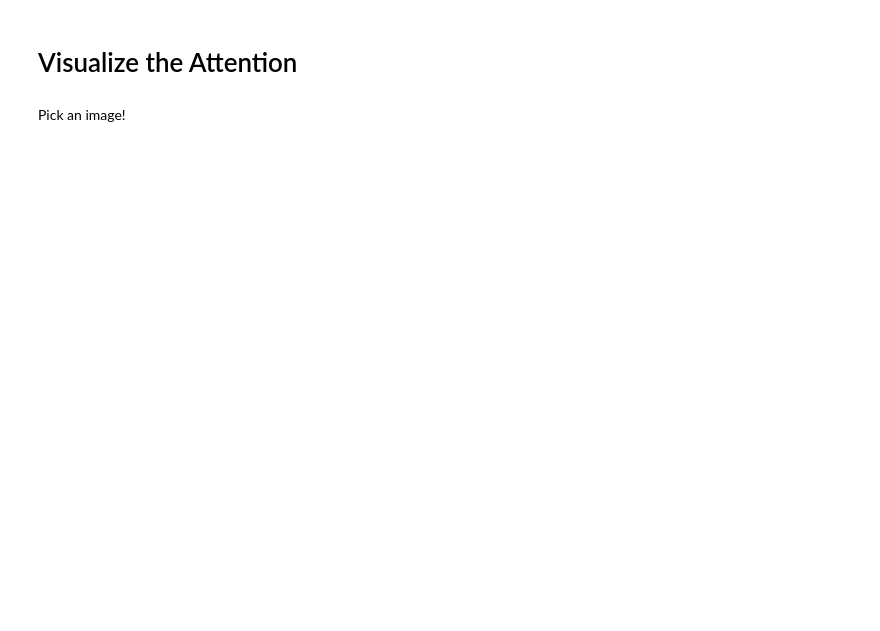
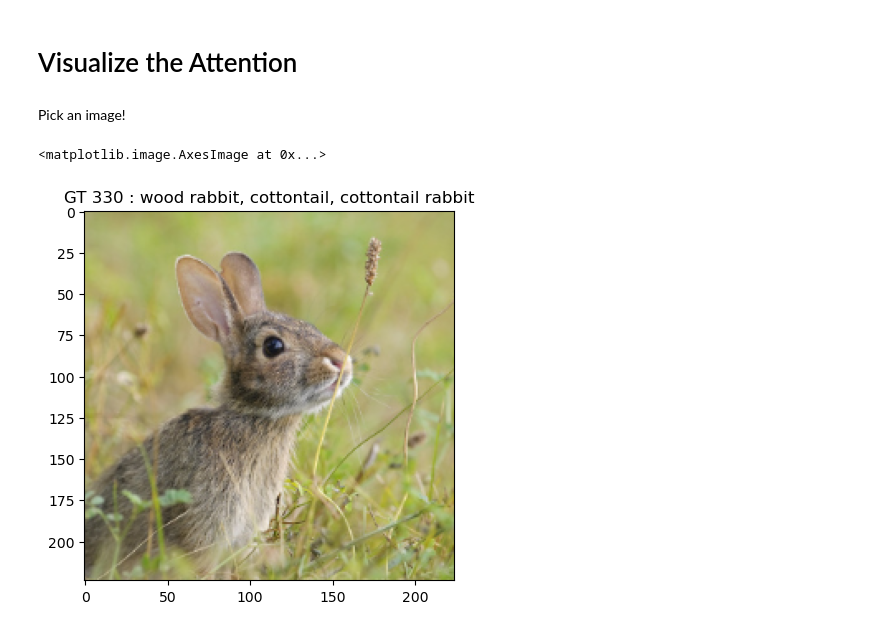
Before and after one commit to igunduz/hlcv-project, a Jupyter notebook: src/notebooks/exercise-4a.ipynb, the cells around one changed output. Cells and saved outputs as stored; diff of their text form; code cells hidden in the pictures; blank space fills up the shorter version.

```diff
--- a/src/notebooks/exercise-4a.ipynb
+++ b/src/notebooks/exercise-4a.ipynb
@@ -136,9 +145,12 @@ assert top1_acc == 83.75, 'Accuracy does not match the expected value!'
 # %% [markdown]
 Pick an image!
 # %%
-x, label = dataset[42]
+x, label = dataset[19]
 plt.title(f"GT {label} : {name_map[label]}")
 plt.imshow(x.moveaxis(0, -1))
+# %% [output]
+<matplotlib.image.AxesImage at 0x...>
+[figure, added]
 # %%
 with torch.no_grad():
     output, attention_weights = model(x[None])
```
Also changed, not shown: parts of 7 cells of this notebook, 1 other file.
